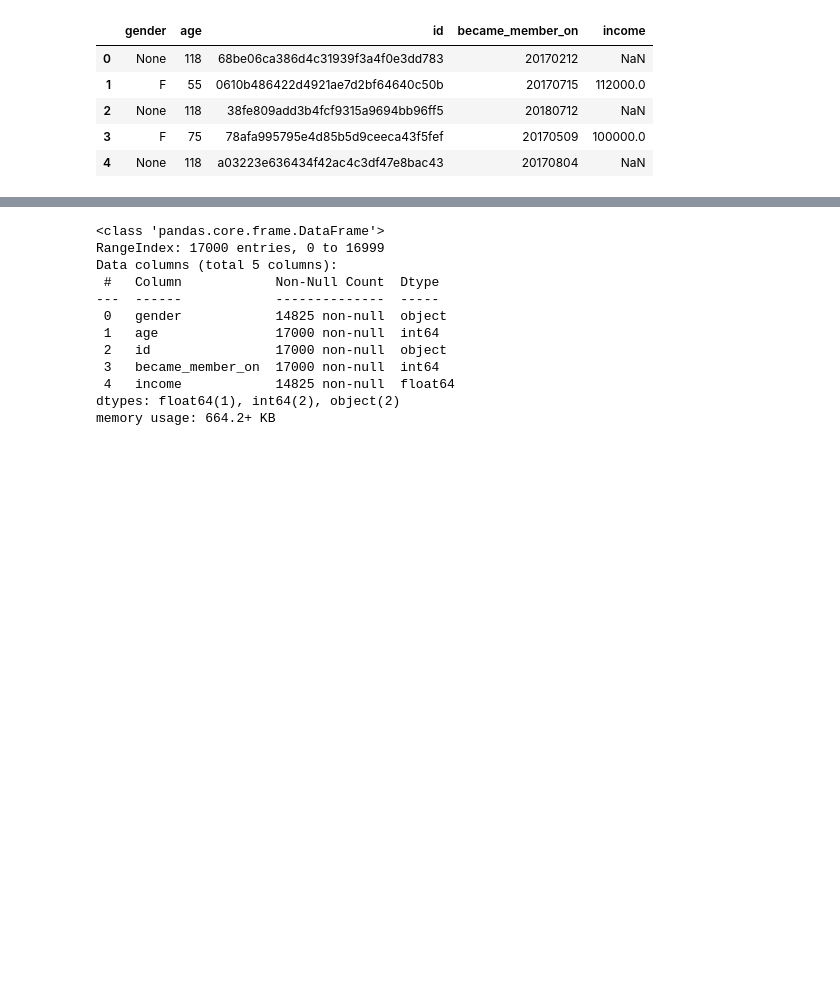
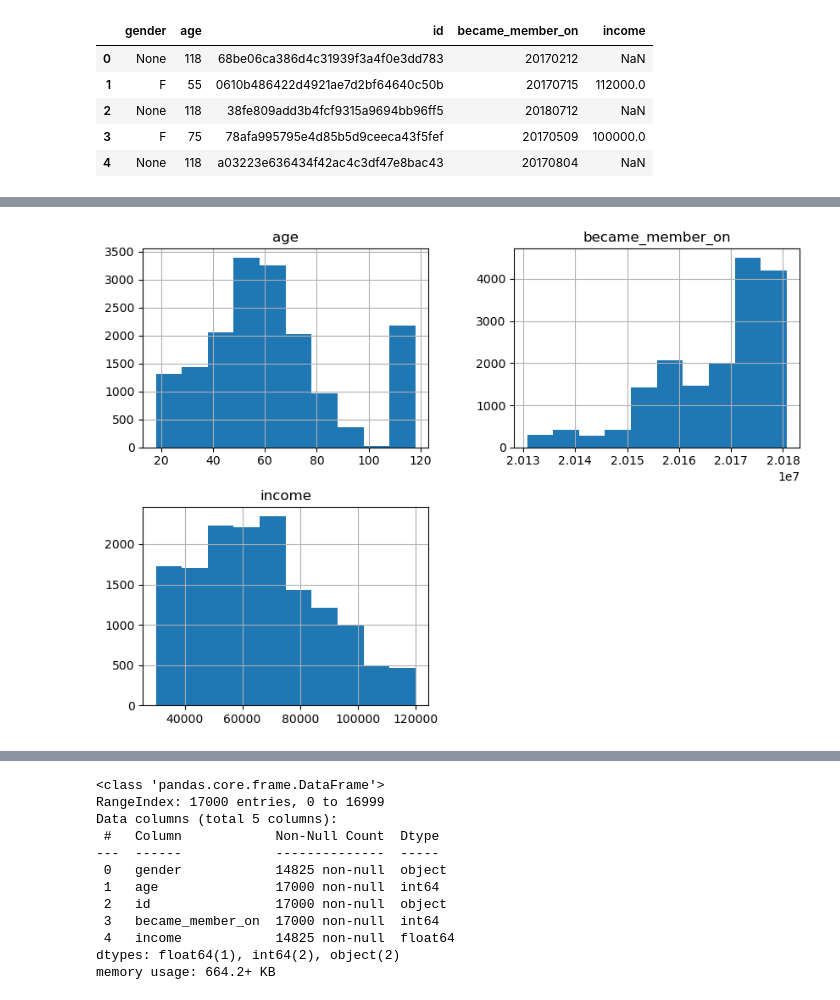
Before and after one commit to NsikanabasiMike/Starbucks_Capstone_Challenge, a Jupyter notebook: Starbucks_Capstone_notebook.ipynb, the cells around one changed output, grey strips where cells are left out. Drawn from its saved outputs; the diff is of its cells as text; code cells hidden in the pictures; blank space fills up the shorter version.

```diff
--- a/Starbucks_Capstone_notebook.ipynb
+++ b/Starbucks_Capstone_notebook.ipynb
@@ -133,0 +208,6 @@ profile.head()
+# %%
+# EDA on profile
+profile.hist(figsize=[10, 7]);
+plt.savefig('profile.png')
+# %% [output]
+[figure, added]
```
Also changed, not shown: parts of 19 cells of this notebook.
